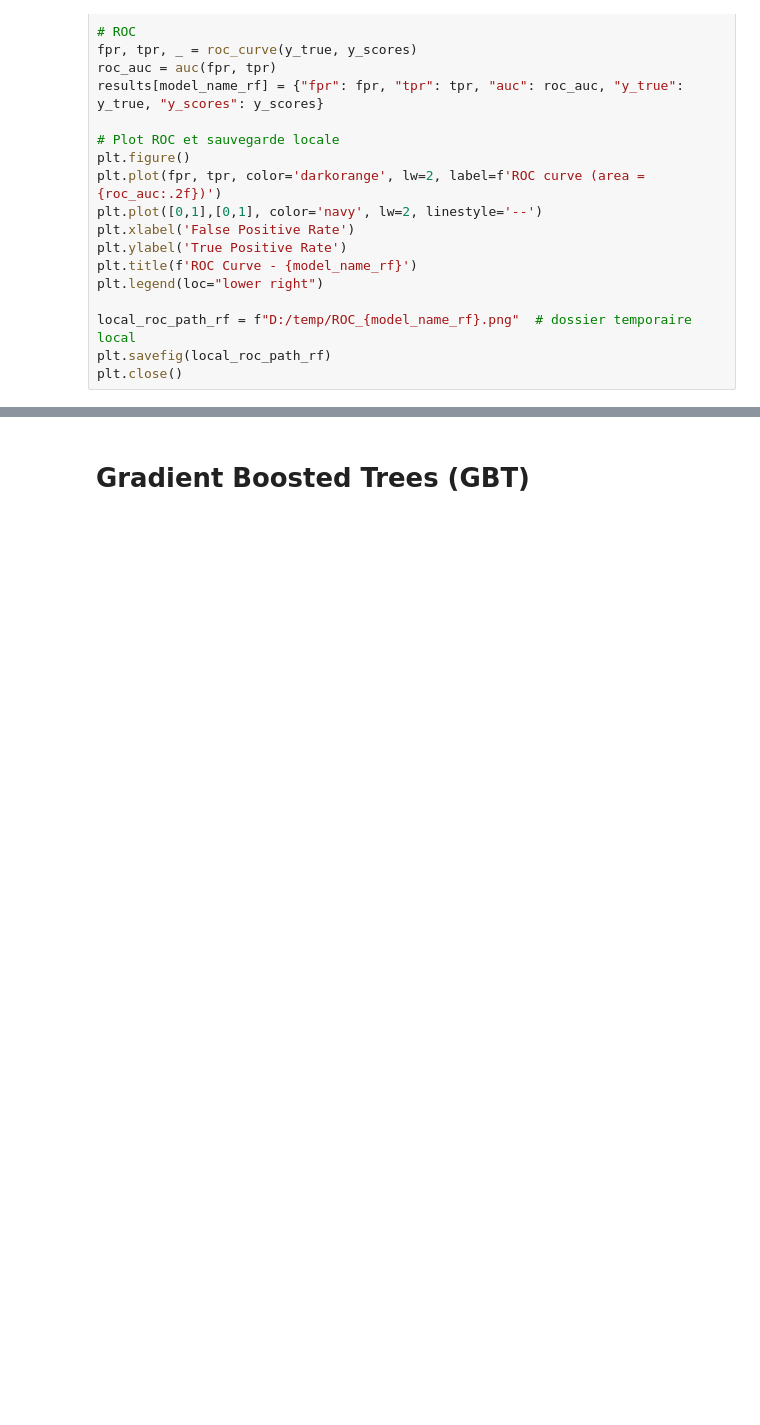
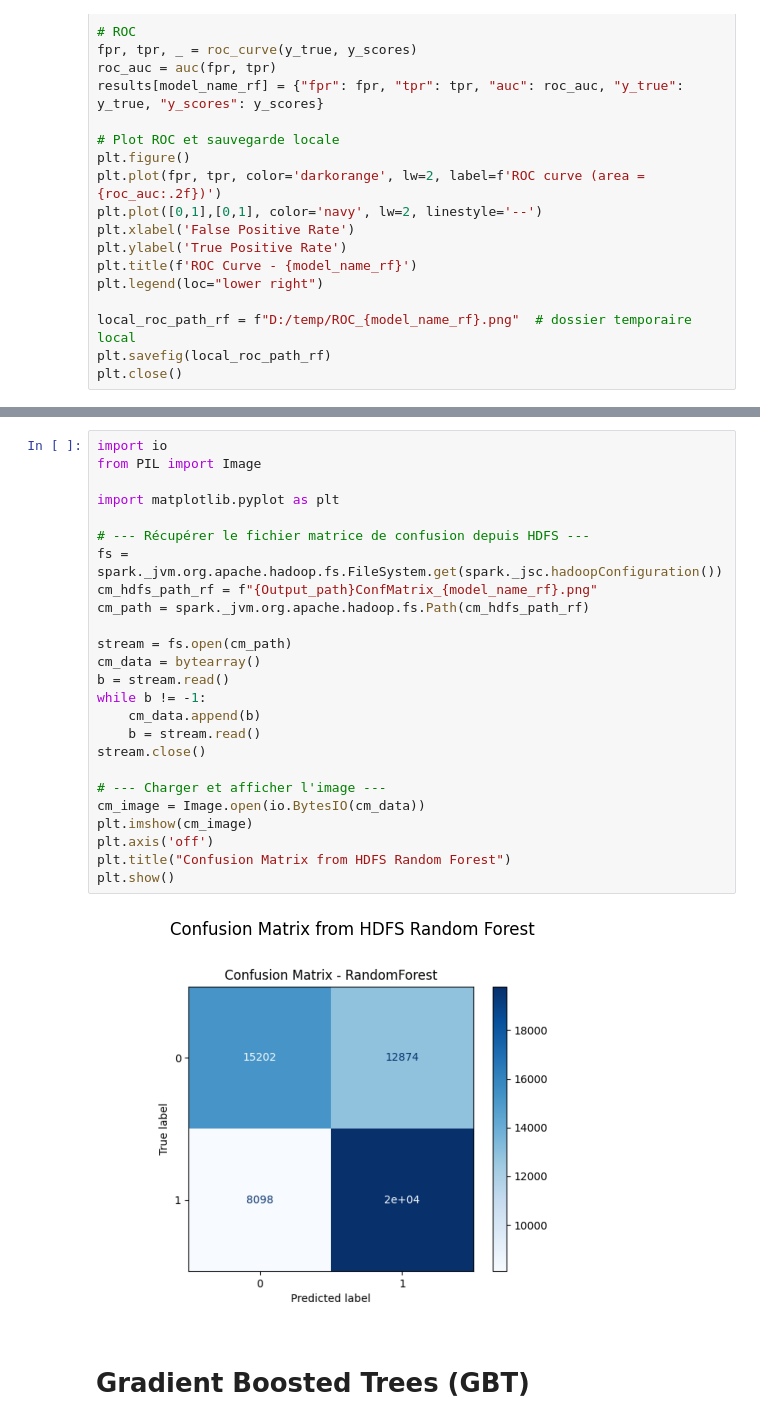
Before and after one commit to OUARAS-khelil-Rafik/Task-AI-challenge, a Jupyter notebook: ctr_pyspark.ipynb, the cells around one changed output, grey strips where cells are left out. Saved outputs shown, nothing was run; the diff lists cells and outputs as text; blank space fills up the shorter version.

```diff
--- a/ctr_pyspark.ipynb
+++ b/ctr_pyspark.ipynb
@@ -662,3 +690,30 @@ plt.show()
+# %%
+import io
+from PIL import Image
+
+import matplotlib.pyplot as plt
+
+# --- Récupérer le fichier matrice de confusion depuis HDFS ---
+fs = spark._jvm.org.apache.hadoop.fs.FileSystem.get(spark._jsc.hadoopConfiguration())
+cm_hdfs_path_rf = f"{Output_path}ConfMatrix_{model_name_rf}.png"
+cm_path = spark._jvm.org.apache.hadoop.fs.Path(cm_hdfs_path_rf)
+
+stream = fs.open(cm_path)
+cm_data = bytearray()
+b = stream.read()
+while b != -1:
+    cm_data.append(b)
+    b = stream.read()
+stream.close()
+
+# --- Charger et afficher l'image ---
+cm_image = Image.open(io.BytesIO(cm_data))
+plt.imshow(cm_image)
+plt.axis('off')
+plt.title("Confusion Matrix from HDFS Random Forest")
+plt.show()
+# %% [output]
+[figure, added]
 # %% [markdown]
 # Gradient Boosted Trees (GBT)
 # %%
```
Also changed, not shown: parts of 8 cells of this notebook.
